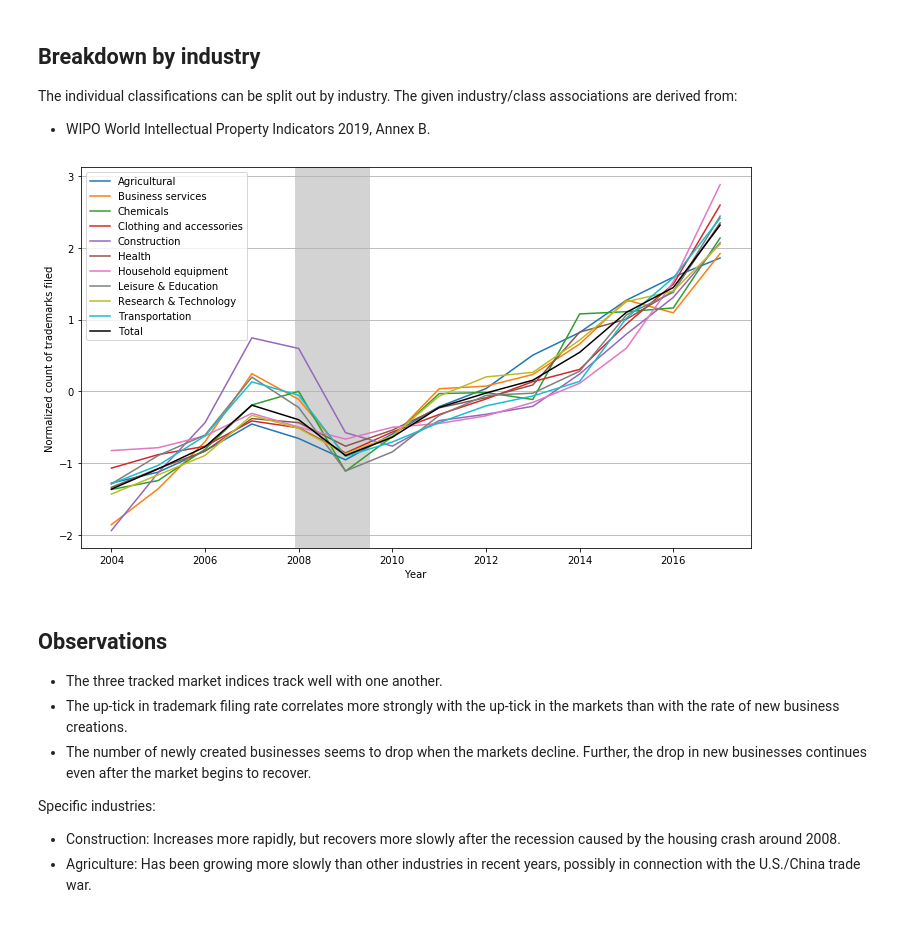
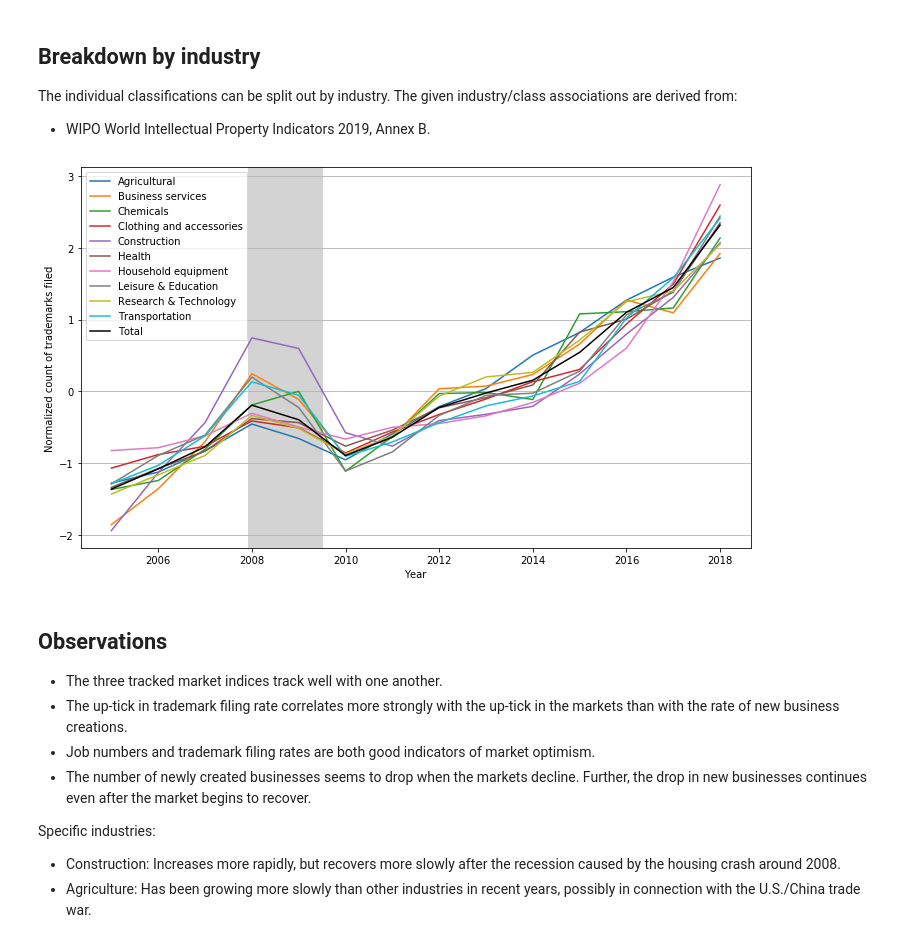
Before and after one commit to Jvinniec/trademarks_and_industry, a Jupyter notebook: notebooks/jobs_and_stocks.ipynb, the cells around one changed output. Saved outputs shown, nothing was run; the diff lists cells and outputs as text; code cells hidden in the pictures.

```diff
--- a/notebooks/jobs_and_stocks.ipynb
+++ b/notebooks/jobs_and_stocks.ipynb
@@ -56,7 +66,7 @@ g.savefig('../images/measure_correlations.png')
 # %%
 # Scale the data
 data_scaled = pd.DataFrame()
-data_scaled['Year'] = data['Year']
+data_scaled['Year'] = data['Year']+1
 
 # Import a data scaler object
 from sklearn import preprocessing
@@ -161,46 +172,47 @@ industries = {'Agricultural':             [29, 30, 31, 32, 33, 43],
               'Research & Technology':    [9, 38, 42, 45],
               'Transportation':           [7, 12, 39]}
 
-years = range(2004,2018)
+years = range(2005,2019)
 # Plot the different classes
 fig = plt.figure(figsize=(12,7))
 total = np.zeros(len(years))
 for ind, classes in industries.items():
     values = np.zeros(len(years))
     # Loop through all the years
     for i,yr in enumerate(years):
         # Loop over all classes
         for clss in classes:
             # Add the data for this class in this year
             cls_name = f'Class {clss:02d}'
             row = tm_classes.loc[tm_classes['Nice classification'] == cls_name]
-            values[i] += row[str(yr)]
+            values[i] += row[str(yr-1)]
     total += values
 
     # Scale and plot the values for this industry
     values = scaler.fit_transform(values.reshape(-1,1))
     plt.plot(years, values, label=ind)
 
 # Scale and plot the normalized total
 total = scaler.fit_transform(total.reshape(-1,1))
 plt.plot(years, total, label='Total', color='black')
 
 # Add labels
 plt.xlabel('Year')
 plt.ylabel('Normalized count of trademarks filed')
 plt.legend();
 
 # Add recessions
 plot_recessions(fig.gca())
 fig.gca().yaxis.grid()
 
 plt.savefig('../images/trademarks_filed_by_industry.png')
 # %% [output]
-[figure, old version]
+[figure, new version]
 # %% [markdown]
 ## Observations
 * The three tracked market indices track well with one another.
 * The up-tick in trademark filing rate correlates more strongly with the up-tick in the markets than with the rate of new business creations.
+* Job numbers and trademark filing rates are both good indicators of market optimism.
 * The number of newly created businesses seems to drop when the markets decline. Further, the drop in new businesses continues even after the market begins to recover.
 
 Specific industries:
```
Also changed, not shown: parts of 6 cells of this notebook, 5 other files.
